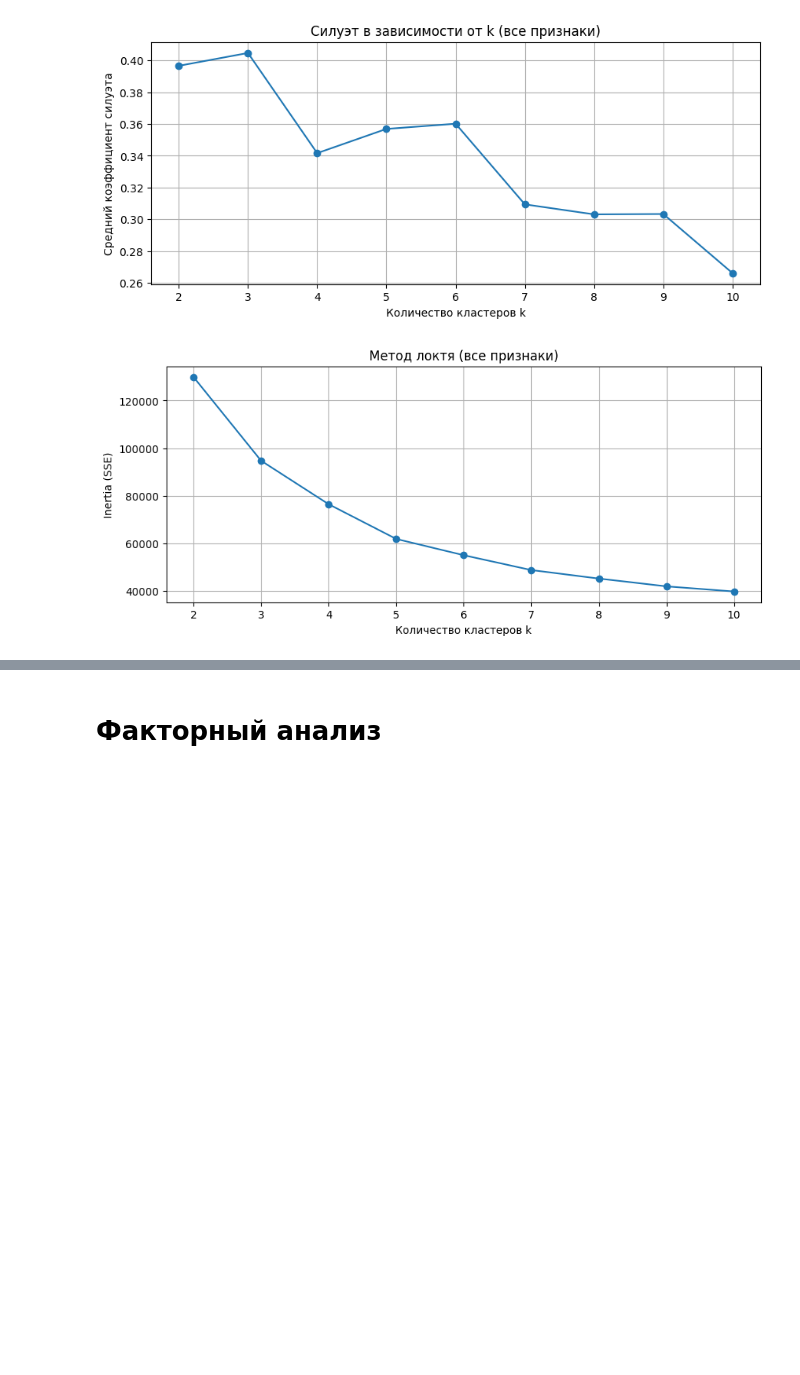
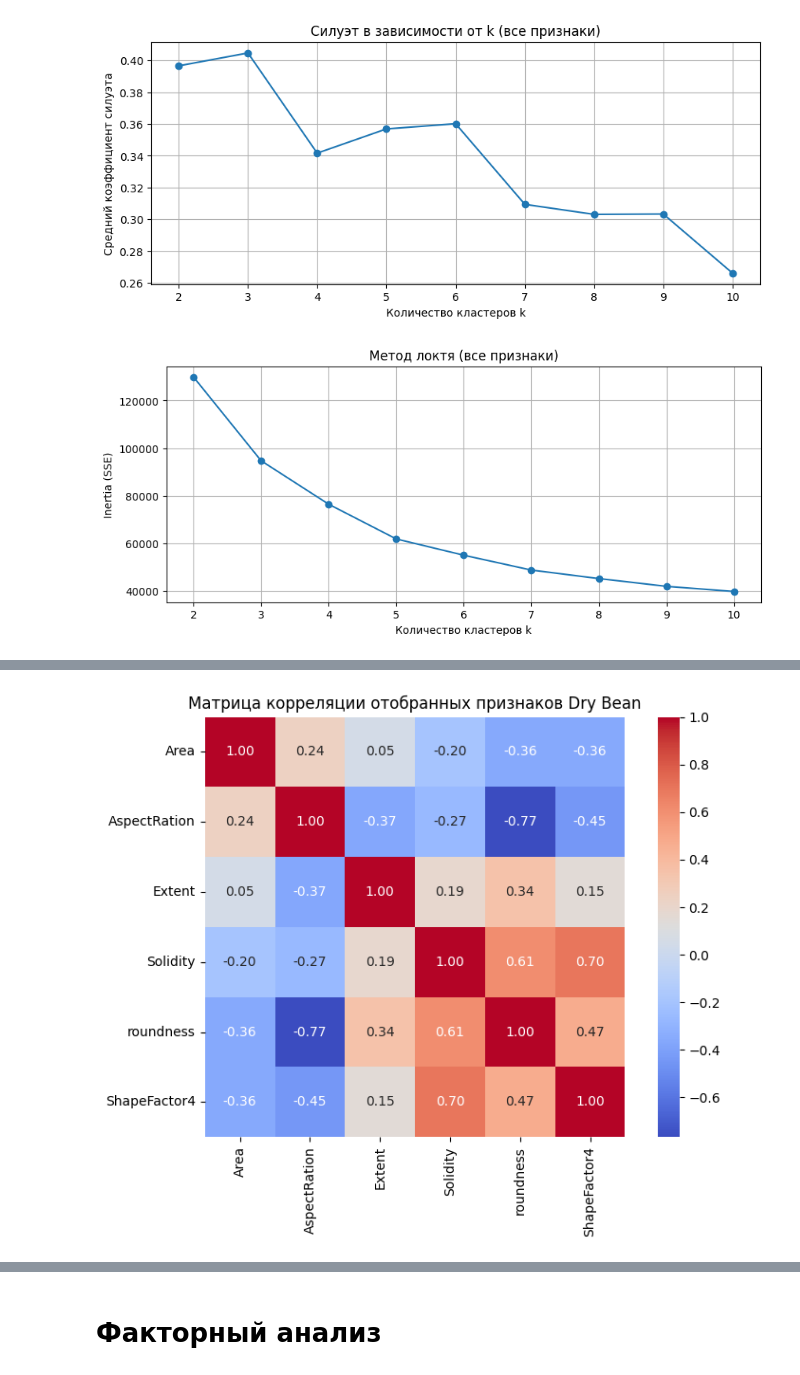
Before and after one commit to olesya1119/ML, a Jupyter notebook: lab4/notebook.ipynb, the cells around one changed output, grey strips where cells are left out. Saved outputs shown, nothing was run; the diff lists cells and outputs as text; code cells hidden in the pictures; blank space fills up the shorter version.

```diff
--- a/lab4/notebook.ipynb
+++ b/lab4/notebook.ipynb
@@ -463,3 +449,101 @@ plt.show()
 [ALL] Лучшее k по силуэту: 3 (silhouette = 0.4047)
 [figure]
 [figure]
+# %%
+import numpy as np
+import pandas as pd
+from sklearn.preprocessing import StandardScaler
+from sklearn.cluster import KMeans
+from sklearn.metrics import silhouette_score
+import matplotlib.pyplot as plt
+
+all_features = [
+    "Area",
+    "Perimeter",
+    "MajorAxisLength",
+    "MinorAxisLength",
+    "AspectRation",
+    "Eccentricity",
+    "ConvexArea",
+    "EquivDiameter",
+    "Extent",
+    "Solidity",
+    "roundness",
+    "Compactness",
+    "ShapeFactor1",
+    "ShapeFactor2",
+    "ShapeFactor3",
+    "ShapeFactor4",
+]
+
+# 1. Матрица корреляции
+corr = df[all_features].corr()
+print("Матрица корреляции (все признаки):")
+display(corr.round(3))
+
+# 2. Жадный отбор по порогу |r| <= 0.8
+threshold = 0.8
+corr_abs = corr.abs()
+
+selected = []
+removed = []
+
+for col in corr_abs.columns:
+    if not selected:
+        selected.append(col)
+    else:
+        max_corr_with_selected = corr_abs.loc[col, selected].max()
+        if max_corr_with_selected < threshold:
+            selected.append(col)
+        else:
+            removed.append(col)
+
+print("\nОтобранные признаки (|r| < 0.8 со всеми ранее выбранными):")
+print(selected)
+print("\nИсключённые как избыточные (сильно коррелируют с уже выбранными):")
+print(removed)
+
+# 3. Корреляция только по отобранным
+corr_sel = df[selected].corr()
+print("\nМатрица корреляции по отобранным признакам:")
+display(corr_sel.round(3))
+
+plt.figure(figsize=(8, 6))
+sns.heatmap(corr_sel, annot=True, fmt=".2f", cmap="coolwarm", square=True)
+plt.title("Матрица корреляции отобранных признаков Dry Bean")
+plt.xticks(rotation=90)
+plt.yticks(rotation=0)
+plt.tight_layout()
+plt.show()
+
+# 4. Кластеризация k-means на отобранных признаках
+
+X_sel = df[selected].copy()
+scaler = StandardScaler()
+X_sel_scaled = scaler.fit_transform(X_sel)
+
+sil_scores_sel = {}
+inertias_sel = {}
+k_values = range(2, 11)
+
+print("\nСилуэт для k-means на ОТОБРАННЫХ признаках:")
+for k in k_values:
+    kmeans = KMeans(n_clusters=k, random_state=42, n_init=10)
+    labels = kmeans.fit_predict(X_sel_scaled)
+    sil = silhouette_score(X_sel_scaled, labels)
+    sil_scores_sel[k] = sil
+    inertias_sel[k] = kmeans.inertia_
+    print(f"[SEL] k = {k}: silhouette = {sil:.4f}, inertia = {inertias_sel[k]:.2f}")
+
+best_k_sel = max(sil_scores_sel, key=sil_scores_sel.get)
+print(f"\nЛучшее k по силуэту (отобранные признаки): {best_k_sel} "
+      f"(silhouette = {sil_scores_sel[best_k_sel]:.4f})")
+
+plt.figure(figsize=(10, 4))
+plt.plot(list(sil_scores_sel.keys()), list(sil_scores_sel.values()), marker="o")
+plt.xlabel("Количество кластеров k")
+plt.ylabel("Средний коэффициент силуэта")
+plt.title("Силуэт в зависимости от k (отобранные признаки)")
+plt.grid(True)
+plt.show()
+# %% [output]
@@ -465,0 +582 @@ plt.show()
+[figure, added]
```
Also changed, not shown: parts of 4 cells of this notebook, 6 other files.
